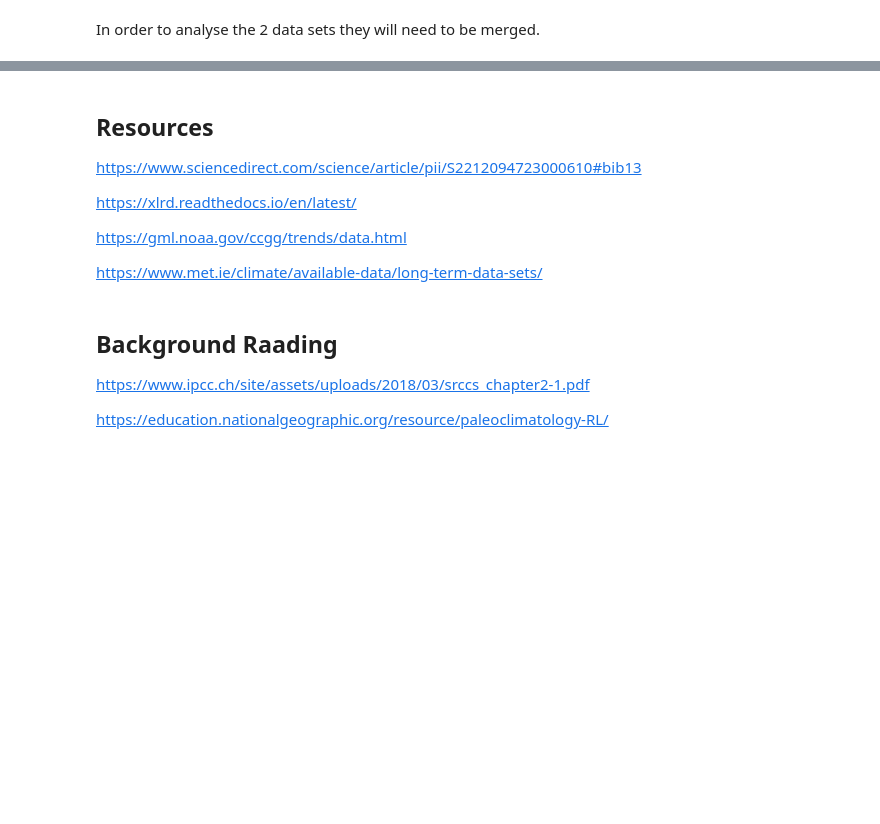
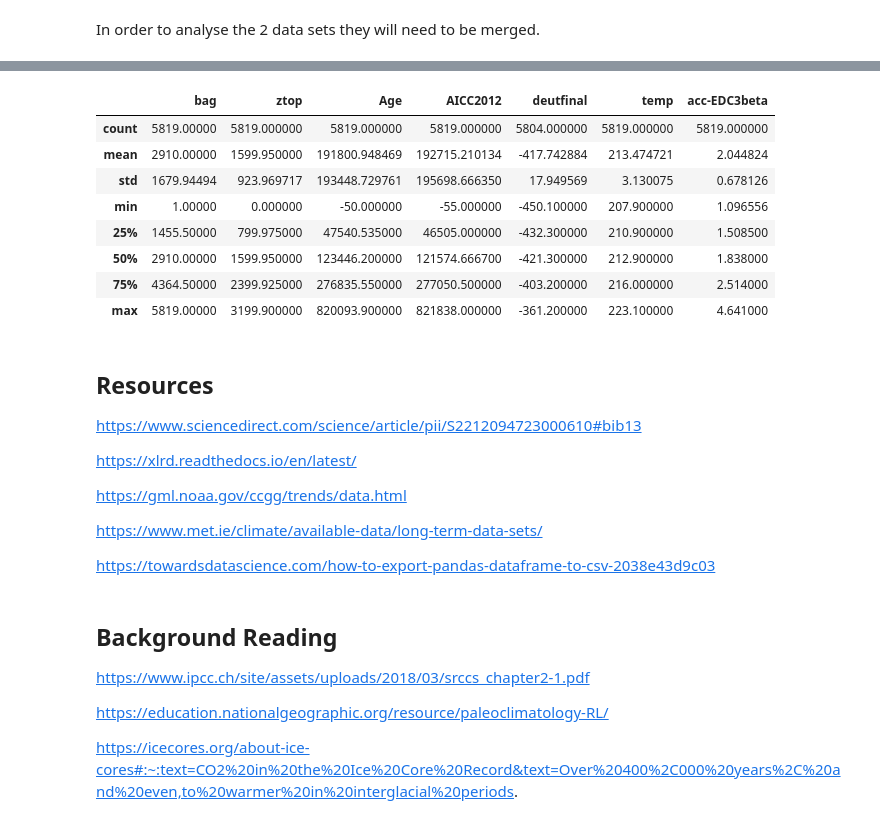
Before and after one commit to lgrealish/PfDA_Project_2, a Jupyter notebook: PfDA_Assignment2.ipynb, the cells around one changed output, grey strips where cells are left out. Saved outputs shown, nothing was run; the diff lists cells and outputs as text; code cells hidden in the pictures; blank space fills up the shorter version.

```diff
--- a/PfDA_Assignment2.ipynb
+++ b/PfDA_Assignment2.ipynb
@@ -145,3 +168,15 @@ print(co2_merged)
+# %%
+temp.describe()
+# %% [output]
+|  | bag | ztop | Age | AICC2012 | deutfinal | temp | acc-EDC3beta |
+| count | 5819.00000 | 5819.000000 | 5819.000000 | 5819.000000 | 5804.000000 | 5819.000000 | 5819.000000 |
+| mean | 2910.00000 | 1599.950000 | 191800.948469 | 192715.210134 | -417.742884 | 213.474721 | 2.044824 |
+| std | 1679.94494 | 923.969717 | 193448.729761 | 195698.666350 | 17.949569 | 3.130075 | 0.678126 |
+| min | 1.00000 | 0.000000 | -50.000000 | -55.000000 | -450.100000 | 207.900000 | 1.096556 |
+| 25% | 1455.50000 | 799.975000 | 47540.535000 | 46505.000000 | -432.300000 | 210.900000 | 1.508500 |
+| 50% | 2910.00000 | 1599.950000 | 123446.200000 | 121574.666700 | -421.300000 | 212.900000 | 1.838000 |
+| 75% | 4364.50000 | 2399.925000 | 276835.550000 | 277050.500000 | -403.200000 | 216.000000 | 2.514000 |
+| max | 5819.00000 | 3199.900000 | 820093.900000 | 821838.000000 | -361.200000 | 223.100000 | 4.641000 |
 # %% [markdown]
 ## Resources
 
@@ -152,9 +187,13 @@ https://xlrd.readthedocs.io/en/latest/
 https://gml.noaa.gov/ccgg/trends/data.html
 
 https://www.met.ie/climate/available-data/long-term-data-sets/
+
+https://towardsdatascience.com/how-to-export-pandas-dataframe-to-csv-2038e43d9c03
 # %% [markdown]
-## Background Raading
+## Background Reading
 
 https://www.ipcc.ch/site/assets/uploads/2018/03/srccs_chapter2-1.pdf
 
 https://education.nationalgeographic.org/resource/paleoclimatology-RL/
+
+https://icecores.org/about-ice-cores#:~:text=CO2%20in%20the%20Ice%20Core%20Record&text=Over%20400%2C000%20years%2C%20and%20even,to%20warmer%20in%20interglacial%20periods.
```
Also changed, not shown: parts of 14 cells of this notebook, 4 other files.
